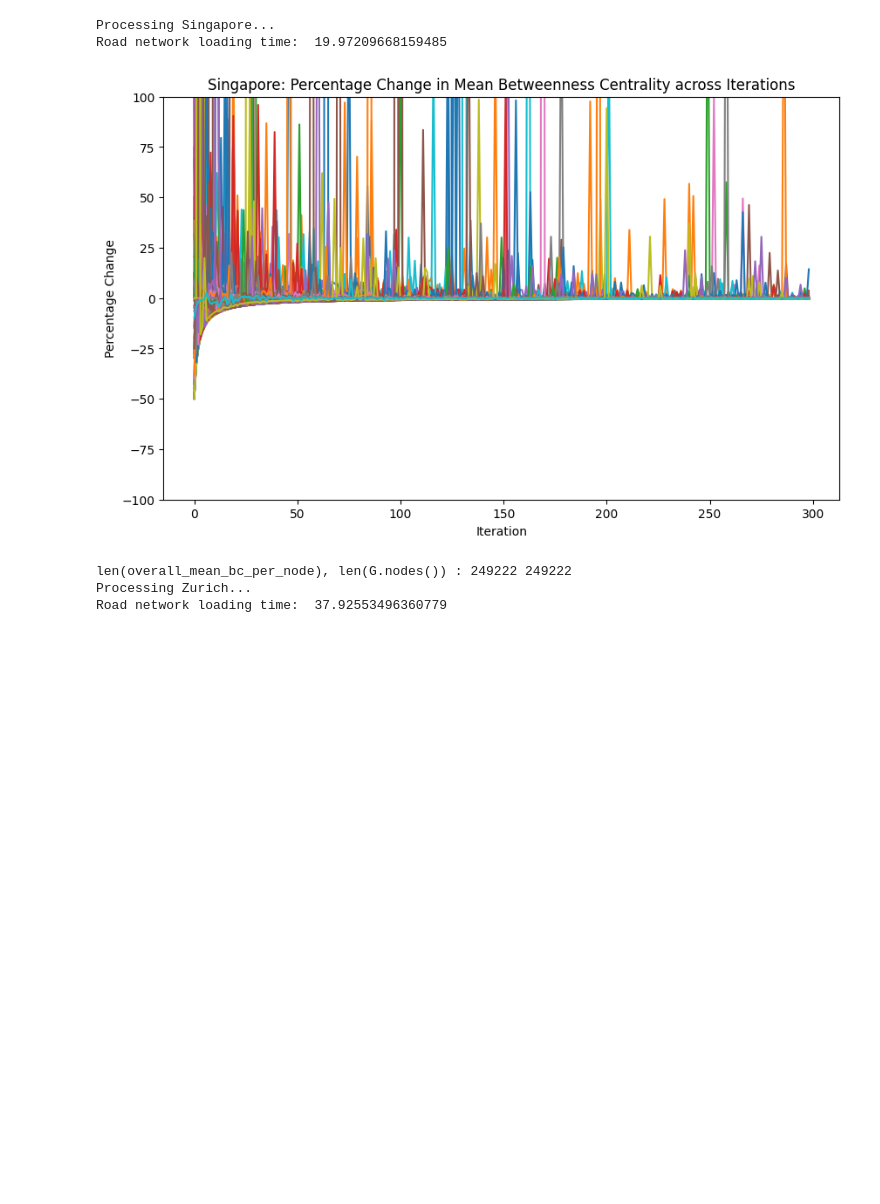
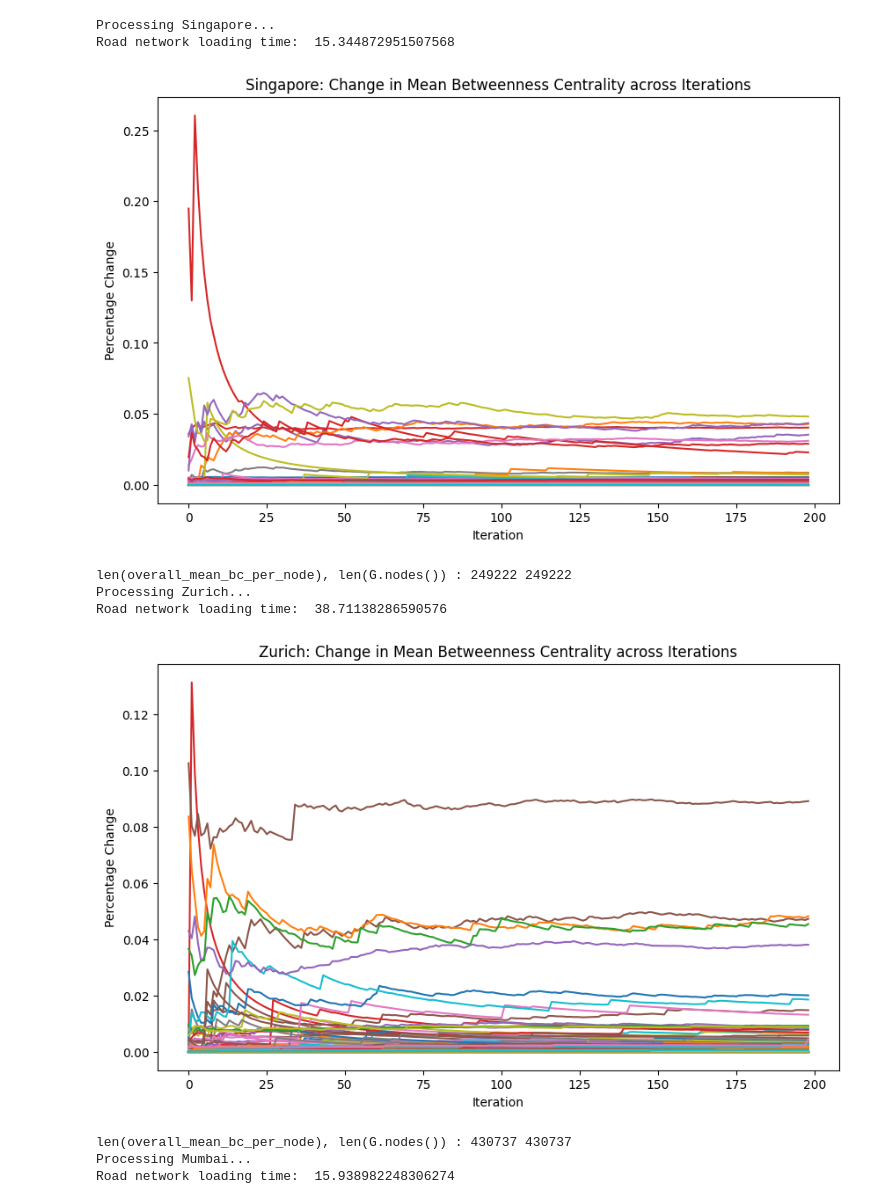
Before and after one commit to mie-lab/Urbanscales, a Jupyter notebook: urbanscales/tryouts/Stochasticity_in_computing_betweenness.ipynb, the cells around one changed output. Drawn from its saved outputs; the diff is of its cells as text; code cells hidden in the pictures; blank space fills up the shorter version.

```diff
--- a/urbanscales/tryouts/Stochasticity_in_computing_betweenness.ipynb
+++ b/urbanscales/tryouts/Stochasticity_in_computing_betweenness.ipynb
@@ -41,7 +41,7 @@ rn_city_wise_tz_code = {
 }
 
 K = 2
-iterations = 300
+iterations = 200
 num_random_nodes = 200
 
 for city, _ in rn_city_wise_tz_code.items():
@@ -67,43 +67,50 @@ for city, _ in rn_city_wise_tz_code.items():
                 current_mean = (mean_values_per_node[node][-1] * i + bc[node]) / (i + 1)
             mean_values_per_node[node].append(current_mean)
 
     # Compute the percentage change in mean values across iterations for each node
     percentage_changes_per_node = {node: [] for node in all_nodes}
 
     plt.figure(figsize=(10, 6))
     for node in random_nodes:
         mean_values = mean_values_per_node[node]
         percentage_changes = []
         for i in range(1, len(mean_values)):
-            if mean_values[i-1] != 0:
-                percentage_change = ((mean_values[i] - mean_values[i-1]) / mean_values[i-1]) * 100
-            else:
-                percentage_change = np.nan
-            percentage_changes.append(percentage_change)
-        percentage_changes_per_node[node] = percentage_changes
+            # if mean_values[i-1] != 0:
+            #     percentage_change = ((mean_values[i] - mean_values[i-1]) / mean_values[i-1]) * 100
+            # else:
+            #     percentage_change = np.nan
+
+
+            percentage_changes.append(mean_values[i])
+        percentage_changes_per_node[node] = mean_values[i]
 
         # Plot the percentage change in mean values for the current node
 
         plt.plot(percentage_changes) # , label=f'Node {node}', marker='o')
 
-    plt.ylim(-100, 100)
+    # plt.ylim(-100, 100)
+    # plt.yscale("log")
     plt.xlabel('Iteration')
     plt.ylabel('Percentage Change')
-    plt.title( city + ': Percentage Change in Mean Betweenness Centrality across Iterations')
+    plt.title( city + ': Change in Mean Betweenness Centrality across Iterations')
     plt.show()
 
     # Save mean betweenness centrality results for the city to a pickle file
     overall_mean_bc_per_node = {node: sum(values) / len(values) for node, values in mean_values_per_node.items()}
     sprint(len(overall_mean_bc_per_node), len(G.nodes()))
     with open(os.path.join(config.BASE_FOLDER, config.network_folder, \
                                city + "_mean_betweenness_centrality.pkl"), "wb") as f:
         pickle.dump(overall_mean_bc_per_node, f)
 
 print("Finished processing all cities.")
 # %% [output]
 Processing Singapore...
-Road network loading time:  19.97209668159485
+Road network loading time:  15.344872951507568
-[figure, old version]
+[figure, new version]
 len(overall_mean_bc_per_node), len(G.nodes()) : 249222 249222
 Processing Zurich...
-Road network loading time:  37.92553496360779
+Road network loading time:  38.71138286590576
+[figure, added]
+len(overall_mean_bc_per_node), len(G.nodes()) : 430737 430737
+Processing Mumbai...
+Road network loading time:  15.938982248306274
```
Also changed, not shown: parts of 2 cells of this notebook, 13 other files.
